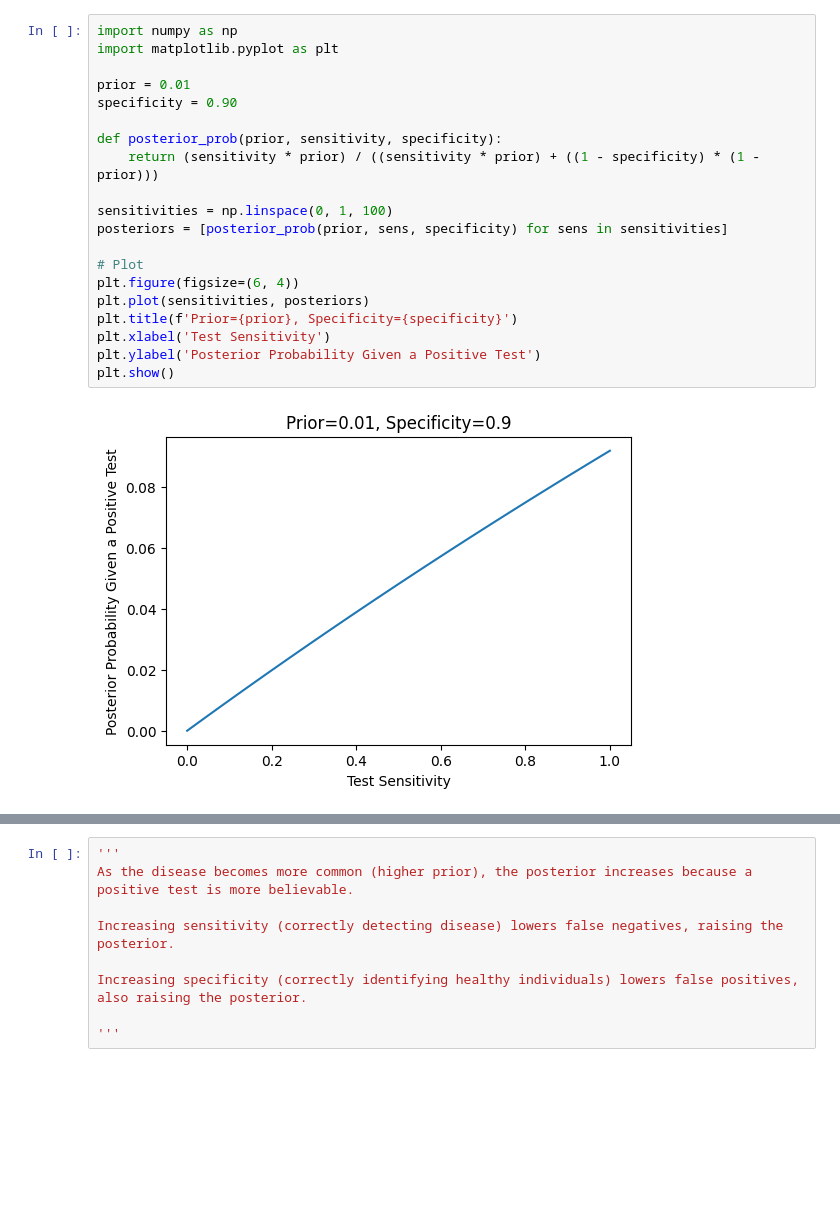
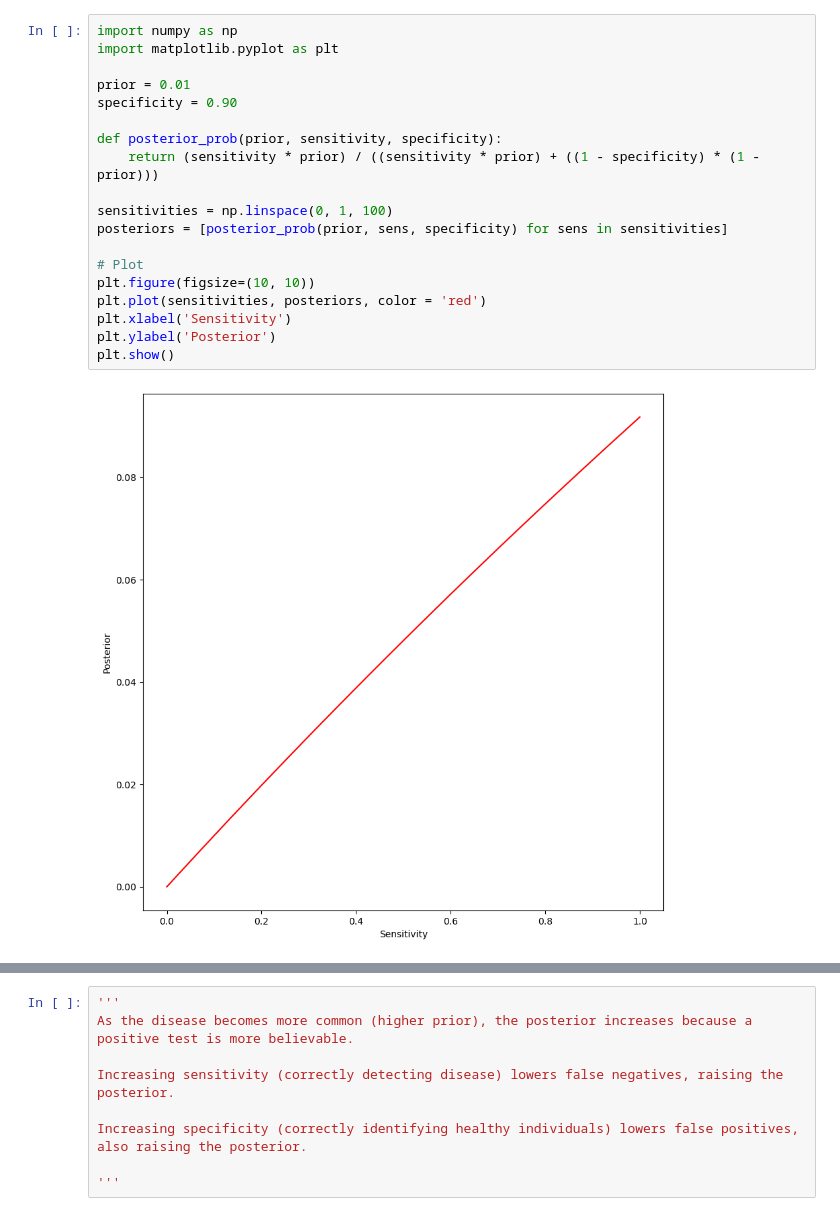
Before and after one commit to ION606/COGMOD-HWI, a Jupyter notebook: HW02/hw2num6.ipynb, the cells around one changed output, grey strips where cells are left out. Drawn from its saved outputs; the diff is of its cells as text; blank space fills up the shorter version.

```diff
--- a/HW02/hw2num6.ipynb
+++ b/HW02/hw2num6.ipynb
@@ -23,25 +23,24 @@ plt.show()
 # %%
 import numpy as np
 import matplotlib.pyplot as plt
 
 prior = 0.01
 specificity = 0.90
 
 def posterior_prob(prior, sensitivity, specificity):
     return (sensitivity * prior) / ((sensitivity * prior) + ((1 - specificity) * (1 - prior)))
 
 sensitivities = np.linspace(0, 1, 100)
 posteriors = [posterior_prob(prior, sens, specificity) for sens in sensitivities]
 
 # Plot
-plt.figure(figsize=(6, 4))
-plt.plot(sensitivities, posteriors)
-plt.title(f'Prior={prior}, Specificity={specificity}')
-plt.xlabel('Test Sensitivity')
-plt.ylabel('Posterior Probability Given a Positive Test')
+plt.figure(figsize=(10, 10))
+plt.plot(sensitivities, posteriors, color = 'red')
+plt.xlabel('Sensitivity')
+plt.ylabel('Posterior')
 plt.show()
 # %% [output]
-[figure, old version]
+[figure, new version]
 # %%
 import numpy as np
 import matplotlib.pyplot as plt
```
Also changed, not shown: parts of 4 cells of this notebook.
